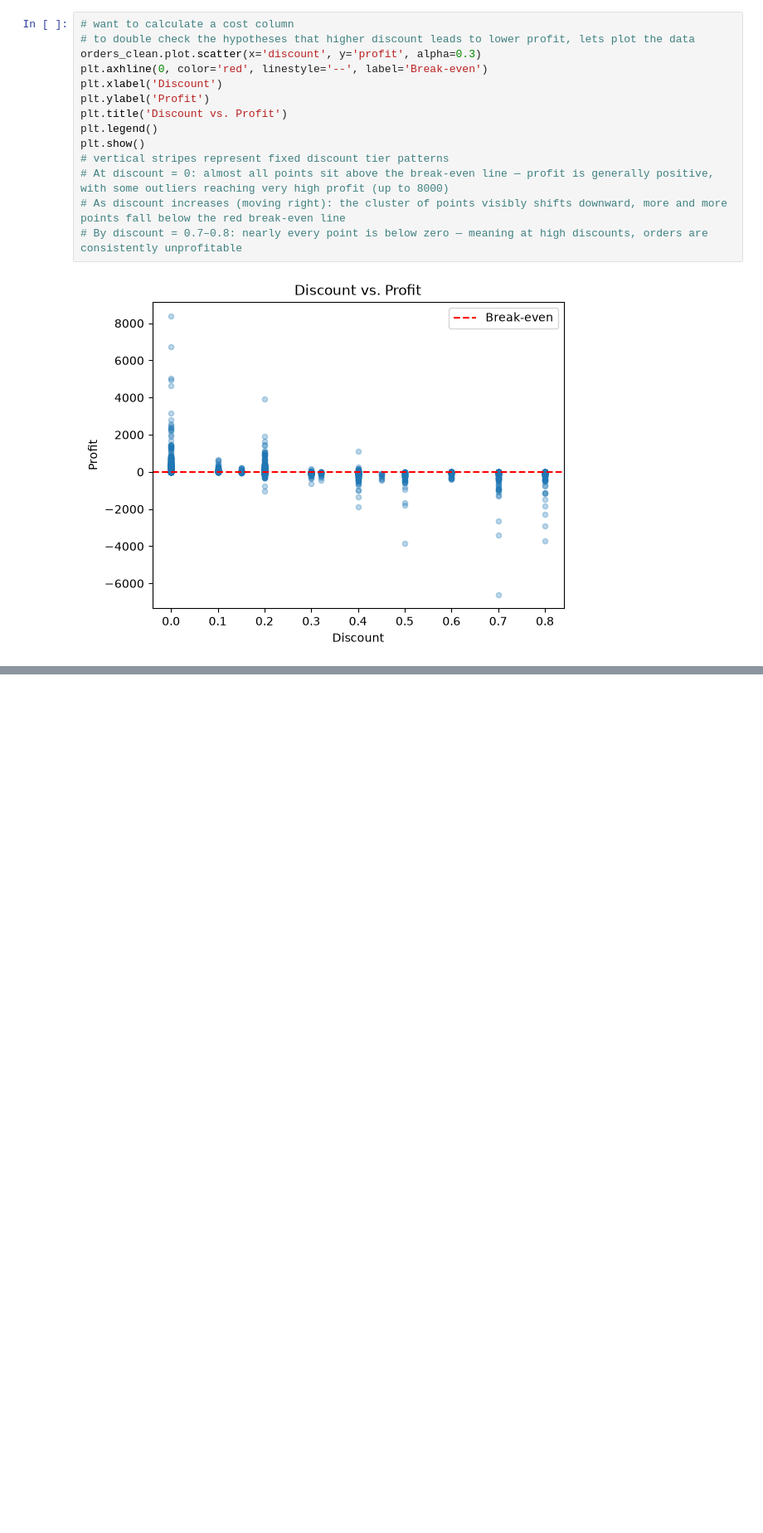
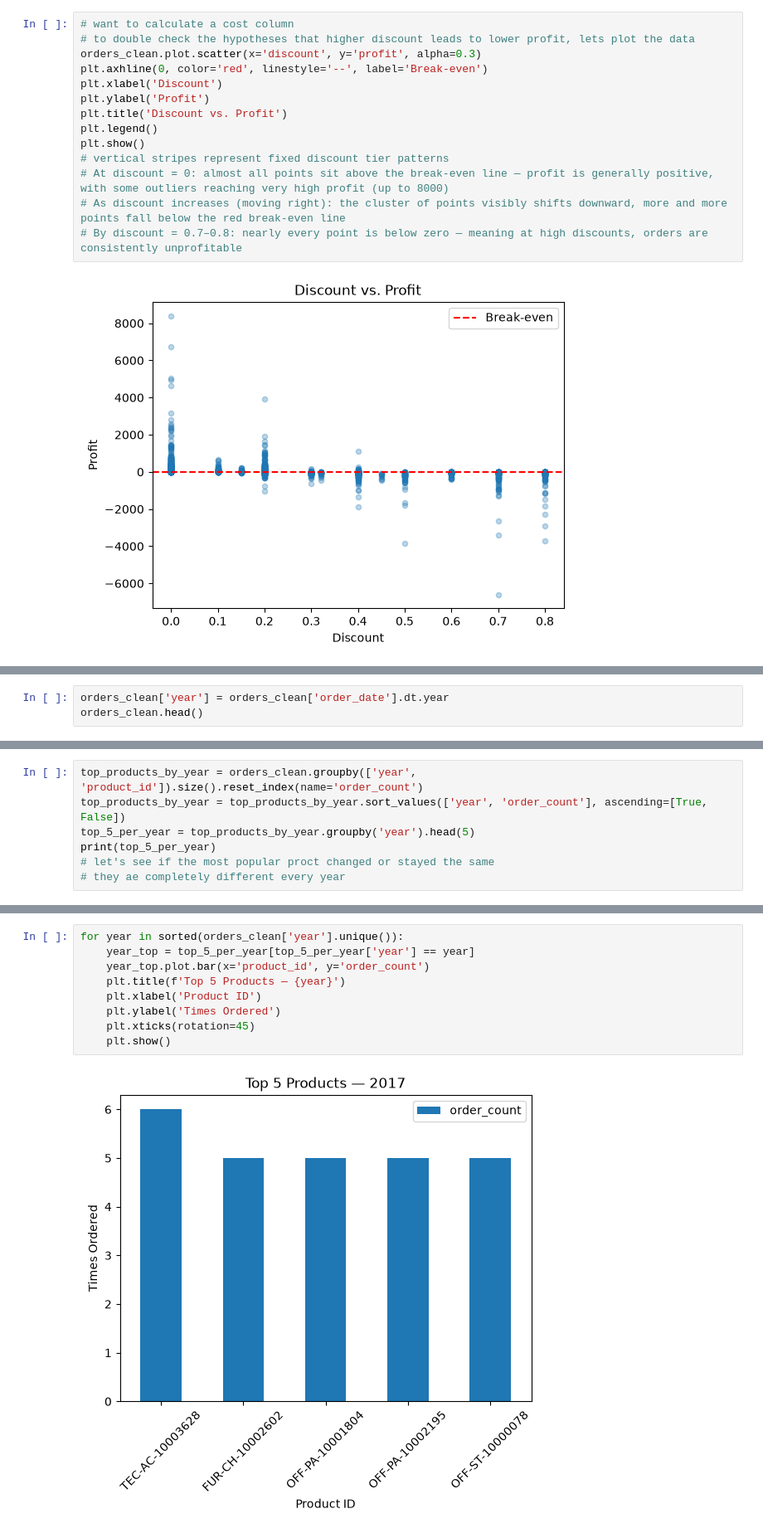
Before and after one commit to fru-s/Muesli_Project, a Jupyter notebook: muesli_project_eda_Fruzsi.ipynb, the cells around one changed output, grey strips where cells are left out. Shown at 83% size. Saved outputs shown, nothing was run; the diff lists cells and outputs as text; blank space fills up the shorter version.

```diff
--- a/muesli_project_eda_Fruzsi.ipynb
+++ b/muesli_project_eda_Fruzsi.ipynb
@@ -542,0 +580,3 @@ order after delivery date
+# %%
+orders_clean['year'] = orders_clean['order_date'].dt.year
+orders_clean.head()
@@ -542,0 +608,7 @@ order after delivery date
+# %%
+top_products_by_year = orders_clean.groupby(['year', 'product_id']).size().reset_index(name='order_count')
+top_products_by_year = top_products_by_year.sort_values(['year', 'order_count'], ascending=[True, False])
+top_5_per_year = top_products_by_year.groupby('year').head(5)
+print(top_5_per_year)
+# let's see if the most popular proct changed or stayed the same
+# they ae completely different every year
@@ -542,0 +633,11 @@ order after delivery date
+# %%
+for year in sorted(orders_clean['year'].unique()):
+    year_top = top_5_per_year[top_5_per_year['year'] == year]
+    year_top.plot.bar(x='product_id', y='order_count')
+    plt.title(f'Top 5 Products — {year}')
+    plt.xlabel('Product ID')
+    plt.ylabel('Times Ordered')
+    plt.xticks(rotation=45)
+    plt.show()
+# %% [output]
+[figure, added]
```
Also changed, not shown: parts of 12 cells of this notebook.
